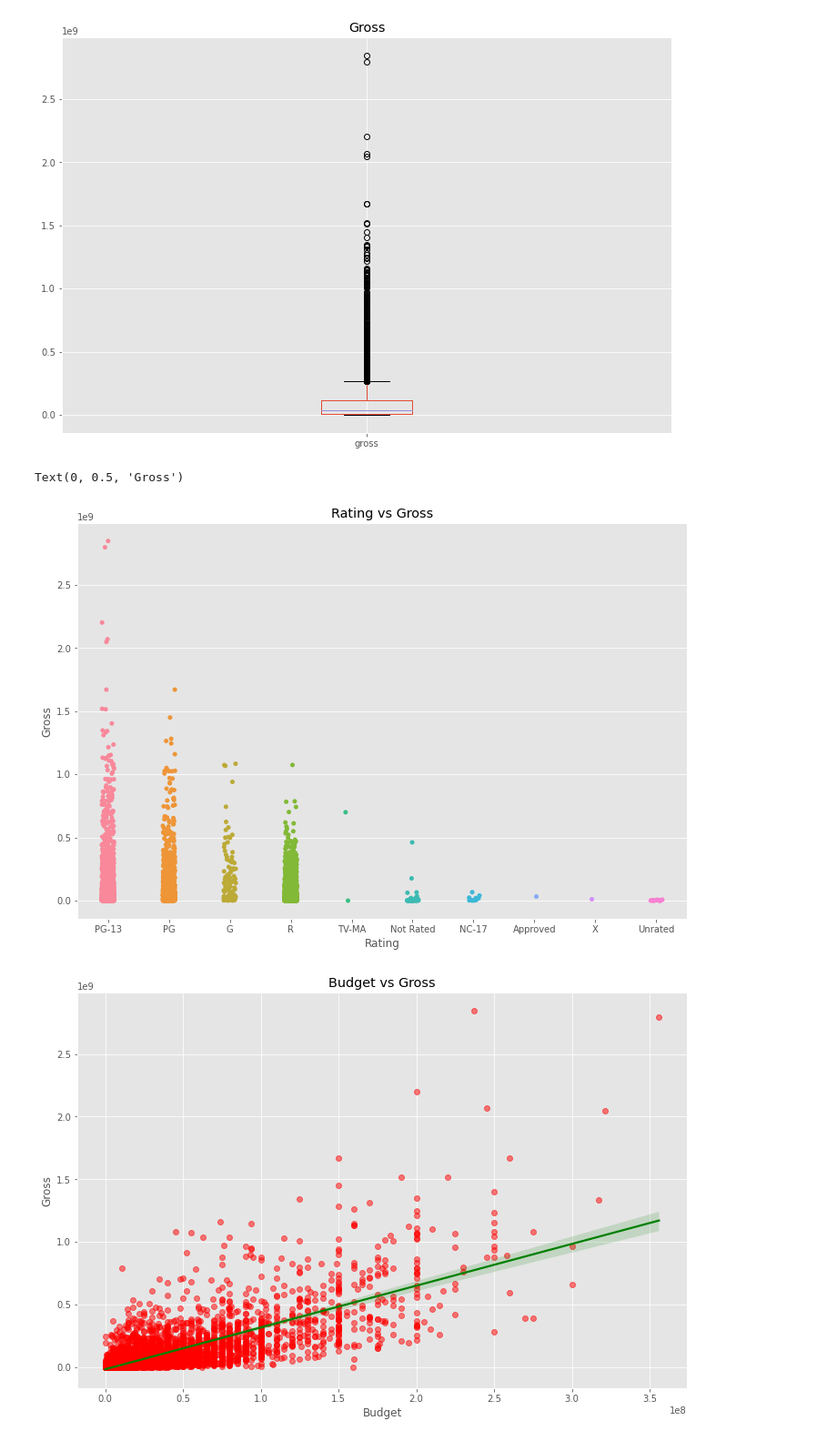
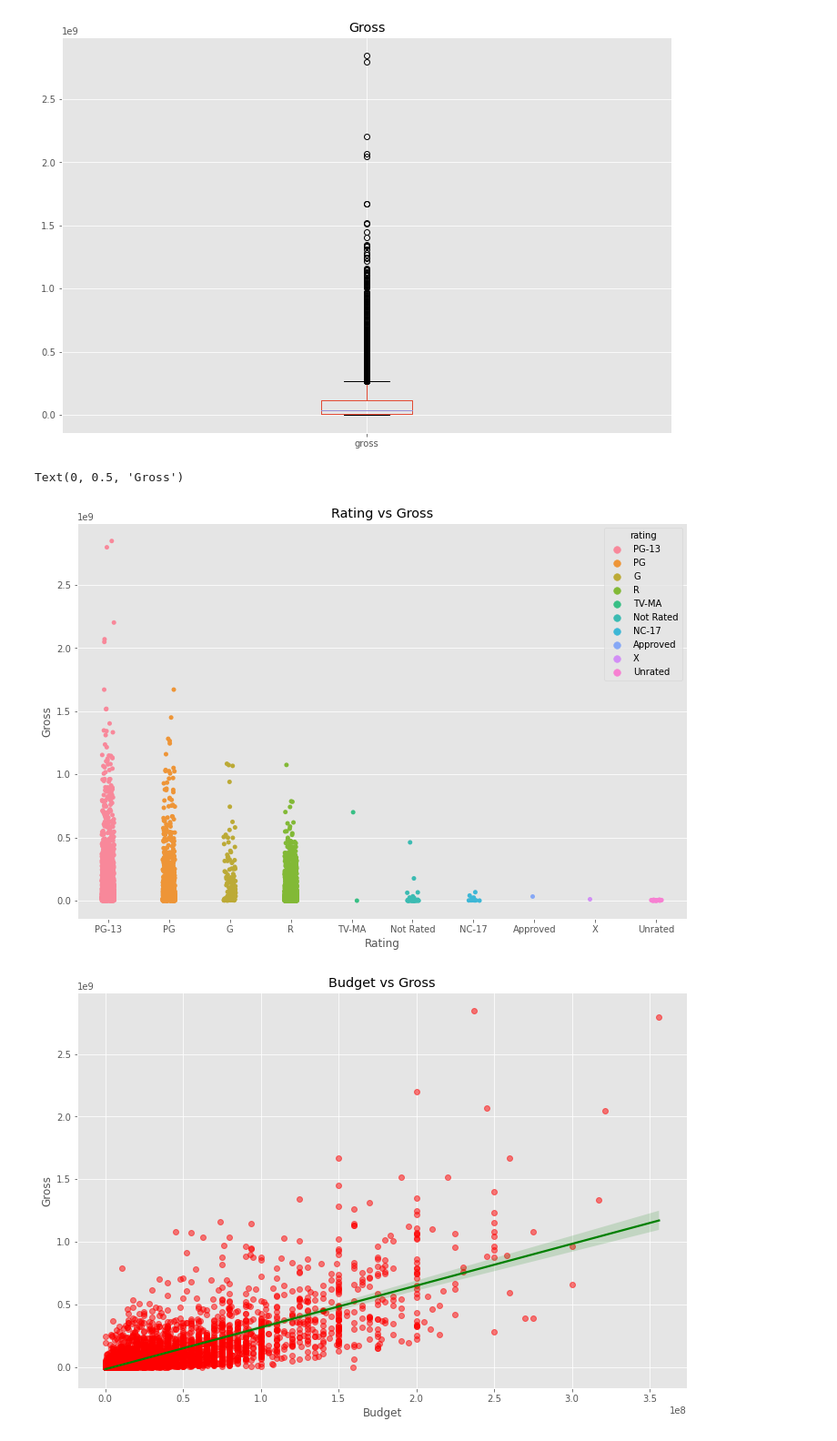
Before and after one commit to Franklan403/PortfolioProject, a Jupyter notebook: Movie Correlation Project.ipynb, the cells around one changed output. Shown at 91% size. Drawn from its saved outputs; the diff is of its cells as text; code cells hidden in the pictures.

```diff
--- a/Movie Correlation Project.ipynb
+++ b/Movie Correlation Project.ipynb
@@ -127,7 +130,8 @@ df
 5421 rows × 15 columns
 # %%
 #released & year 中的年份 有一些不相符 所以統一將年分都改為 released 的年分
-df['correct_year'] = df['released'].str.extract(r',\s(\d{4})')
+
+df['correct_year'] = df['released'].str.extract(',\s(\d{4})')
 df
 # %% [output]
 |  | name | rating | genre | year | released | score | votes | director | writer | star | country | ... |
@@ -172,12 +177,13 @@ Text(0.5, 1.0, 'Gross')
 [figure]
 # %%
 #不同電影分級 gross 的分布
-sns.stripplot(x='rating', y='gross', data=df)
+
+sns.stripplot(x='rating', y='gross', hue = 'rating', data=df)
 
 plt.title('Rating vs Gross')
 plt.xlabel('Rating')
 plt.ylabel('Gross')
 # %% [output]
 Text(0, 0.5, 'Gross')
-[figure, old version]
+[figure, new version]
 # %%
```
Also changed, not shown: parts of 15 cells of this notebook.
